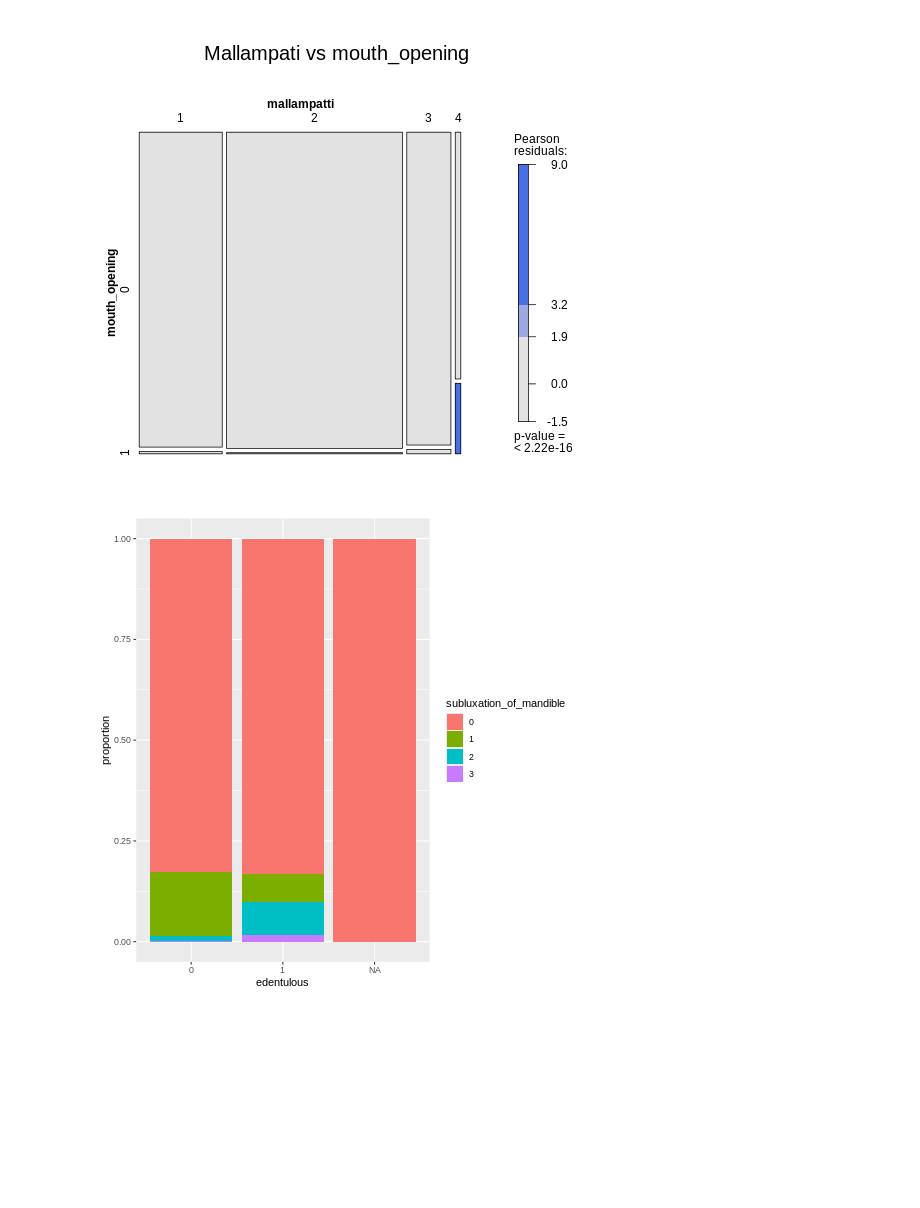
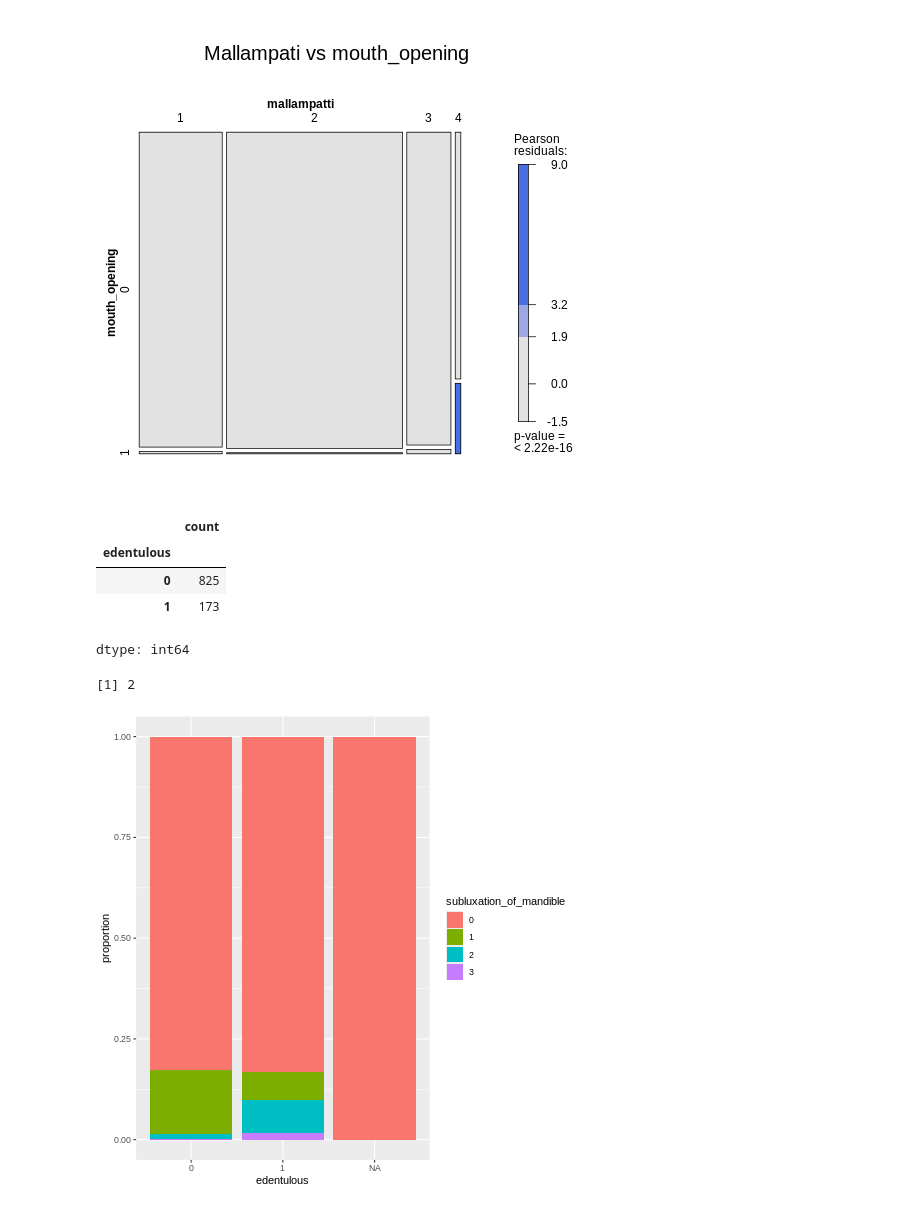
Before and after one commit to harnalashok/classification, a Jupyter notebook: airways.ipynb, the cells around one changed output. Drawn from its saved outputs; the diff is of its cells as text; code cells hidden in the pictures; blank space fills up the shorter version.

```diff
--- a/airways.ipynb
+++ b/airways.ipynb
@@ -453,6 +453,20 @@ temp <- df_r %>%
   dplyr::count() %>%
   group_by(edentulous) %>%
   mutate(proportion = n/sum(n))
+# %%
+df['edentulous'].value_counts()
+# %% [output]
+|  | count |
+| edentulous |  |
+| 0 | 825 |
+| 1 | 173 |
+dtype: int64
+# %%
+%%R
+
+nlevels(df_r$edentulous)
+# %% [output]
+[1] 2
 # %%
 %%R
 
```
